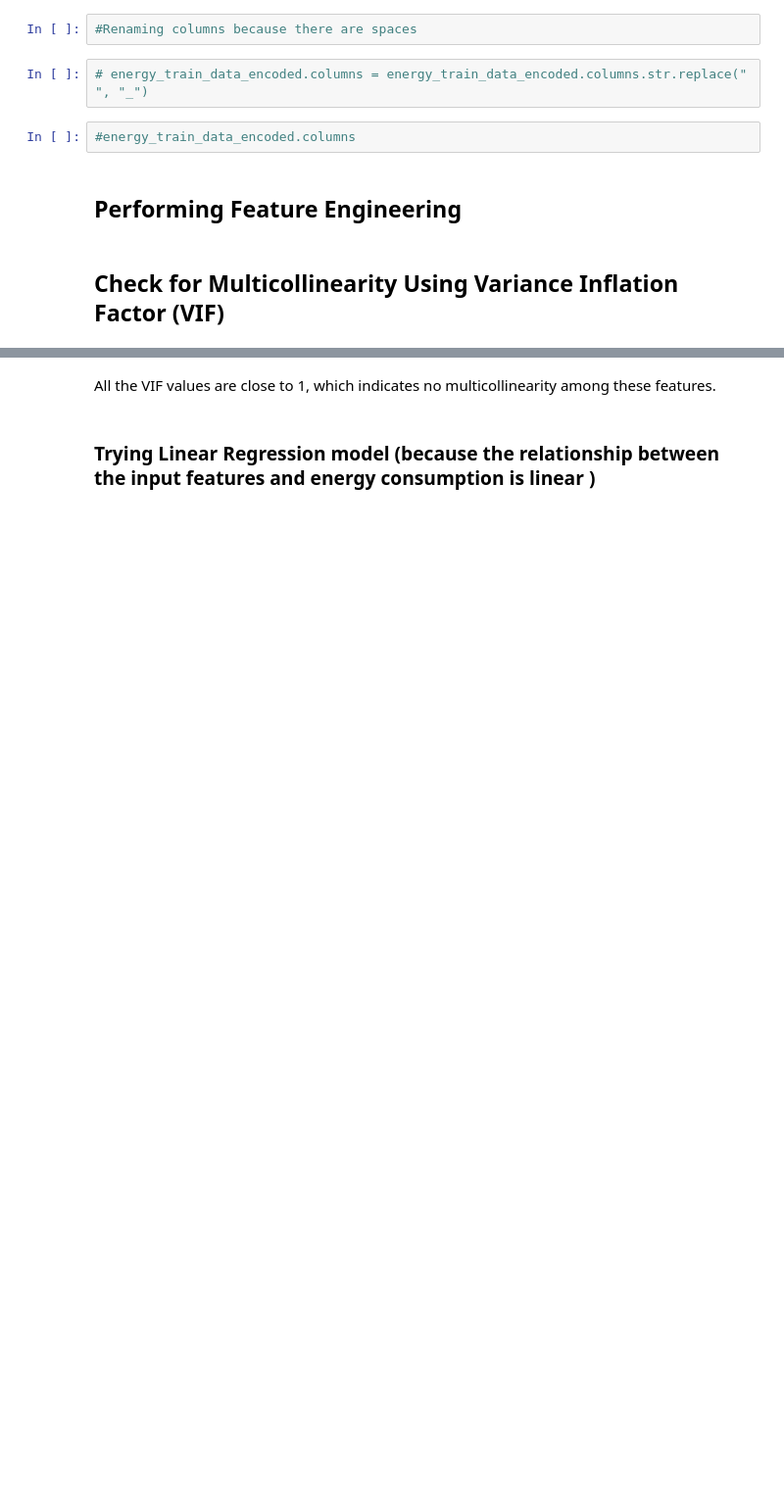
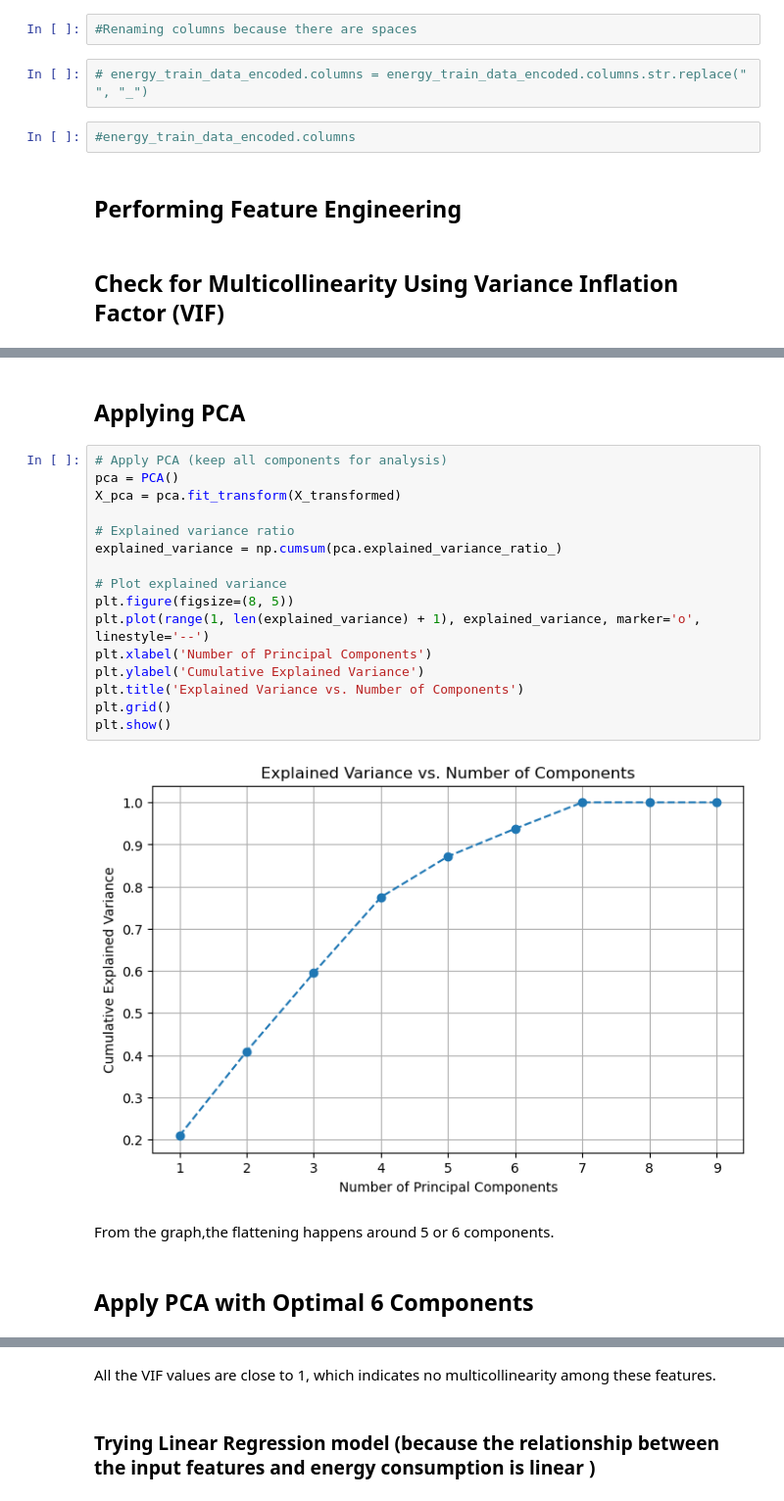
Before and after one commit to adobea-dev/Energy-Consumption, a Jupyter notebook: Energy Consumption.ipynb, the cells around one changed output, grey strips where cells are left out. Shown at 98% size. Saved outputs shown, nothing was run; the diff lists cells and outputs as text; blank space fills up the shorter version.

```diff
--- a/Energy Consumption.ipynb
+++ b/Energy Consumption.ipynb
@@ -434,0 +438,24 @@ print(vif_data)
+# %% [markdown]
+## Applying PCA
+# %%
+# Apply PCA (keep all components for analysis)
+pca = PCA()
+X_pca = pca.fit_transform(X_transformed)
+
+# Explained variance ratio
+explained_variance = np.cumsum(pca.explained_variance_ratio_)
+
+# Plot explained variance
+plt.figure(figsize=(8, 5))
+plt.plot(range(1, len(explained_variance) + 1), explained_variance, marker='o', linestyle='--')
+plt.xlabel('Number of Principal Components')
+plt.ylabel('Cumulative Explained Variance')
+plt.title('Explained Variance vs. Number of Components')
+plt.grid()
+plt.show()
+# %% [output]
+[figure, added]
+# %% [markdown]
+From the graph,the flattening happens around 5 or 6 components.
+# %% [markdown]
+## Apply PCA with Optimal 6 Components
```
Also changed, not shown: parts of 21 cells of this notebook.
